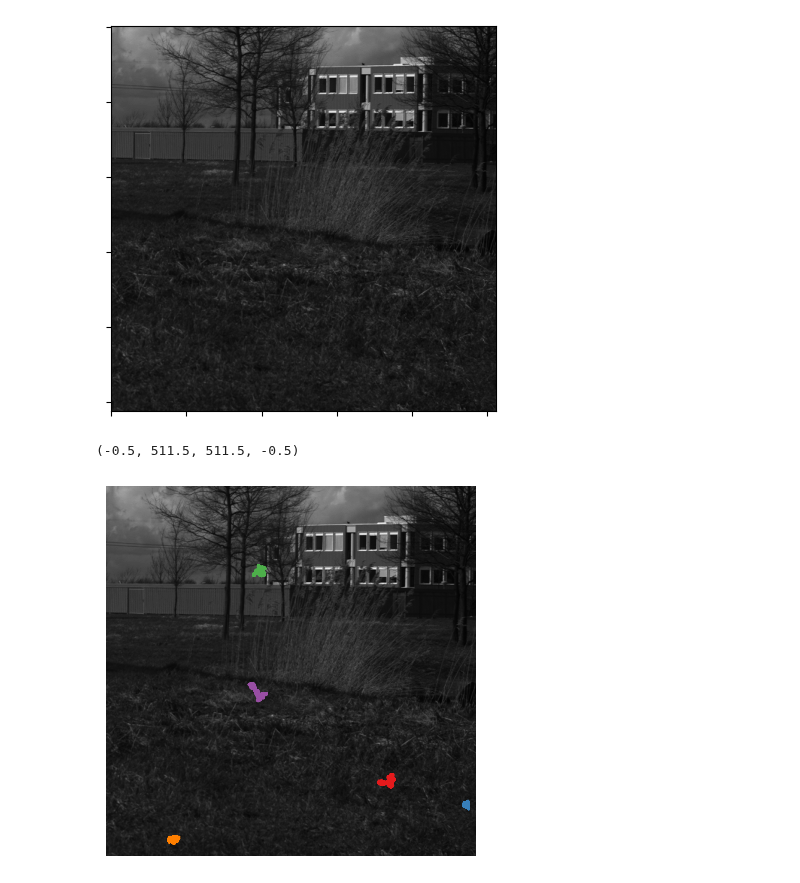
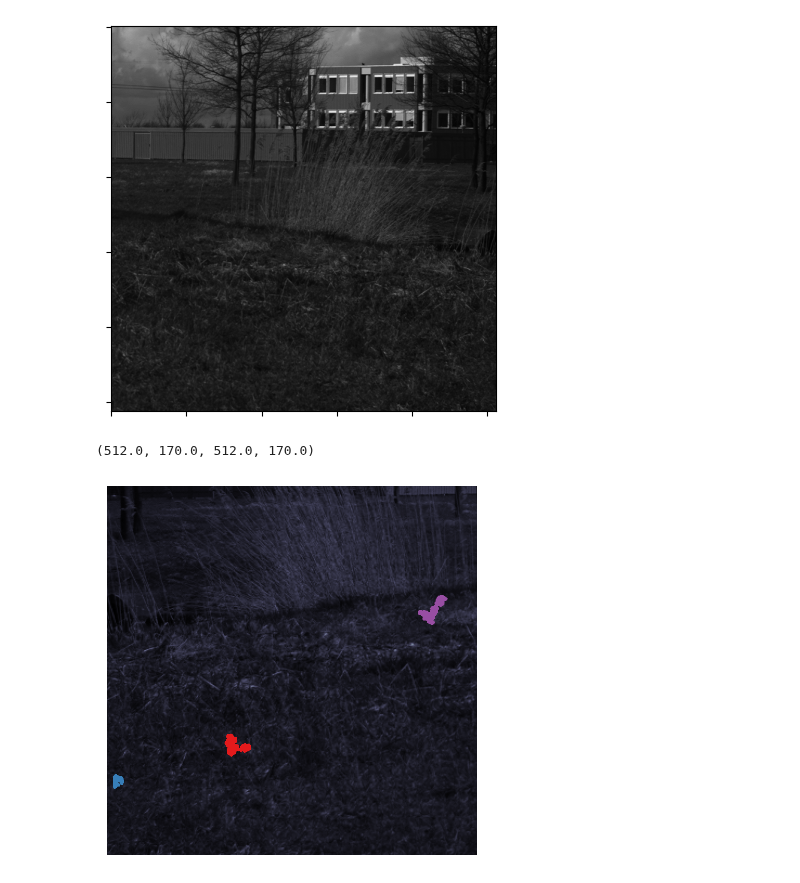
Before and after one commit to lyndond/frame_whitening, a Jupyter notebook: figures/conv2d.ipynb, the cells around one changed output. Cells and saved outputs as stored; diff of their text form; code cells hidden in the pictures.

```diff
--- a/figures/conv2d.ipynb
+++ b/figures/conv2d.ipynb
@@ -32,26 +29,27 @@ ax.set(xticklabels=[], yticklabels=[]);
 # %% [output]
 [figure]
 # %%
-patch_h, patch_w = 10, 10
+patch_h, patch_w = 8, 8
 img_h, img_w = img.shape
 
 sigma = .1
 n_steps = 20_000
 
 fig, ax = plt.subplots(1, 1)
-im = ax.imshow(img, cmap="gray")
+im = ax.imshow(img, cmap="bone")
 
 n_contexts = 5
 cols = sns.color_palette("Set1", n_contexts)
 
 all_contexts, walk_coords = fwd.get_contexts(img, patch_h, patch_w, n_contexts, sigma, n_steps, pad_factor=1, rng=rng)
 for idx, walk_hw in enumerate(walk_coords):
     walk_h, walk_w = walk_hw[:, 0], walk_hw[:, 1]
     ax.plot(walk_h, walk_w, color=cols[idx])
+ax.set(xlim=(img_h, img_h//3), ylim=(img_w, img_w//3))
 ax.axis("off")
 # %% [output]
-(-0.5, 511.5, 511.5, -0.5)
+(512.0, 170.0, 512.0, 170.0)
-[figure, old version]
+[figure, new version]
 # %%
 fwd.plot_context_samples(all_contexts, 5, "gray", "Set1", True);
 # %% [output]
```
Also changed, not shown: parts of 9 cells of this notebook.
